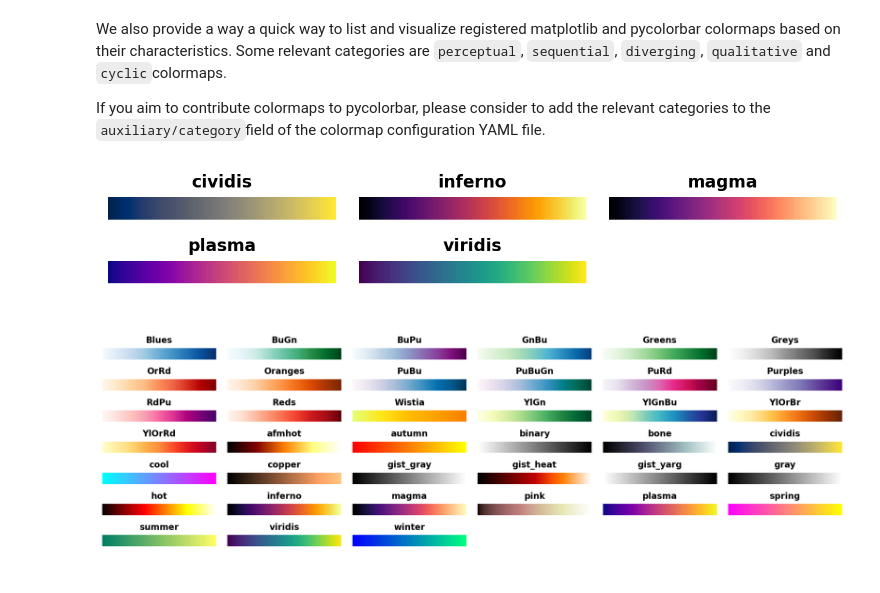
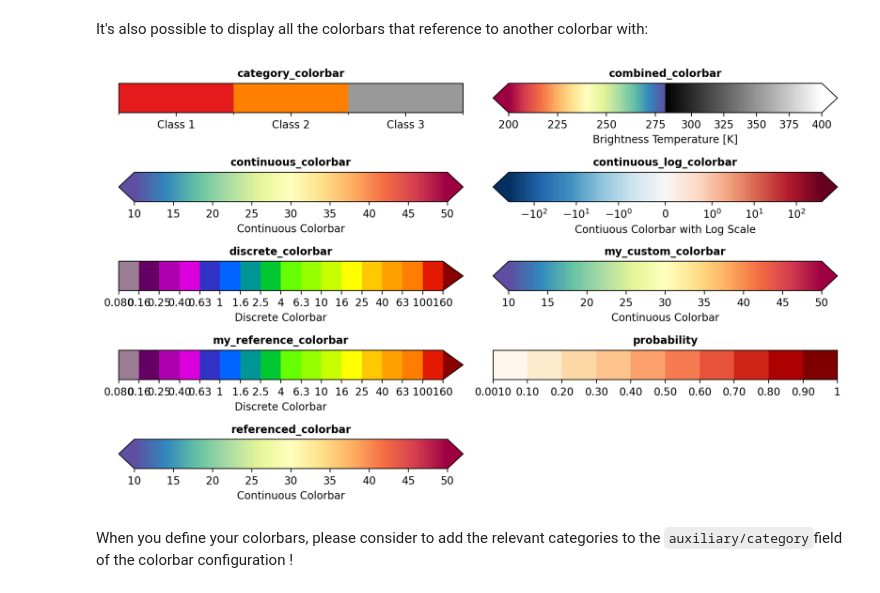
Before and after one commit to ghiggi/pycolorbar, a Jupyter notebook: tutorials/Introduction_univariate_colorbars.ipynb, the cells around one changed output. Saved outputs shown, nothing was run; the diff lists cells and outputs as text; code cells hidden in the pictures.

```diff
--- a/tutorials/Introduction_univariate_colorbars.ipynb
+++ b/tutorials/Introduction_univariate_colorbars.ipynb
@@ -288,16 +315,8 @@ pycolorbar.show_colormaps(category="pycolorbar")
+# %% [markdown]
+It's also possible to display all the colorbars that reference to another colorbar with:
+# %%
+pycolorbar.show_colorbars(exclude_referenced=False)
+# %% [output]
+[figure, added]
 # %% [markdown]
-We also provide a way a quick way to list and visualize registered matplotlib and pycolorbar colormaps based on their characteristics.
-Some relevant categories are `perceptual`, `sequential`, `diverging`, `qualitative` and `cyclic`colormaps.
-
-If you aim to contribute colormaps to pycolorbar, please consider to add the relevant categories to the
-`auxiliary/category`field of the colormap configuration YAML file.
+When you define your colorbars, please consider to add the relevant categories to the `auxiliary/category`field of the colorbar configuration !
-# %%
-pycolorbar.available_colormaps(category="perceptual")
-pycolorbar.show_colormaps(category="perceptual")
-# %% [output]
-[figure, removed]
-# %%
-pycolorbar.available_colormaps(category="sequential")
-pycolorbar.show_colormaps(category="sequential")
-# %% [output]
-[figure, removed]
```
Also changed, not shown: parts of 91 cells of this notebook, 16 other files.
